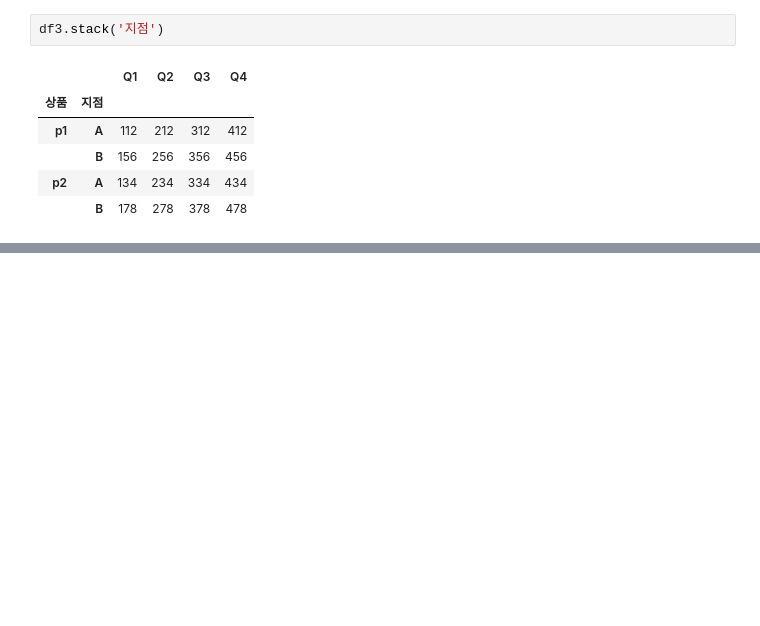
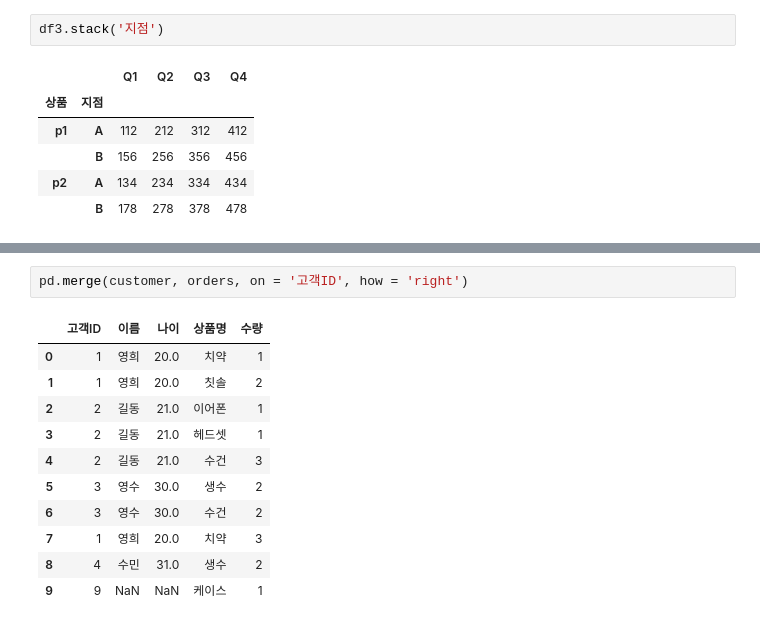
Before and after one commit to Jingu-Tr-Lee-06/Study_AICE, a Jupyter notebook: PythonNoteBook/AICE_Pandas_실습.ipynb, the cells around one changed output, grey strips where cells are left out. Cells and saved outputs as stored; diff of their text form; blank space fills up the shorter version.

```diff
--- a/PythonNoteBook/AICE_Pandas_실습.ipynb
+++ b/PythonNoteBook/AICE_Pandas_실습.ipynb
@@ -694,0 +902,14 @@ df3.stack('지점')
+# %%
+pd.merge(customer, orders, on = '고객ID', how = 'right')
+# %% [output]
+|  | 고객ID | 이름 | 나이 | 상품명 | 수량 |
+| 0 | 1 | 영희 | 20.0 | 치약 | 1 |
+| 1 | 1 | 영희 | 20.0 | 칫솔 | 2 |
+| 2 | 2 | 길동 | 21.0 | 이어폰 | 1 |
+| 3 | 2 | 길동 | 21.0 | 헤드셋 | 1 |
+| 4 | 2 | 길동 | 21.0 | 수건 | 3 |
+| 5 | 3 | 영수 | 30.0 | 생수 | 2 |
+| 6 | 3 | 영수 | 30.0 | 수건 | 2 |
+| 7 | 1 | 영희 | 20.0 | 치약 | 3 |
+| 8 | 4 | 수민 | 31.0 | 생수 | 2 |
+| 9 | 9 | NaN | NaN | 케이스 | 1 |
```
Also changed, not shown: parts of 25 cells of this notebook.
